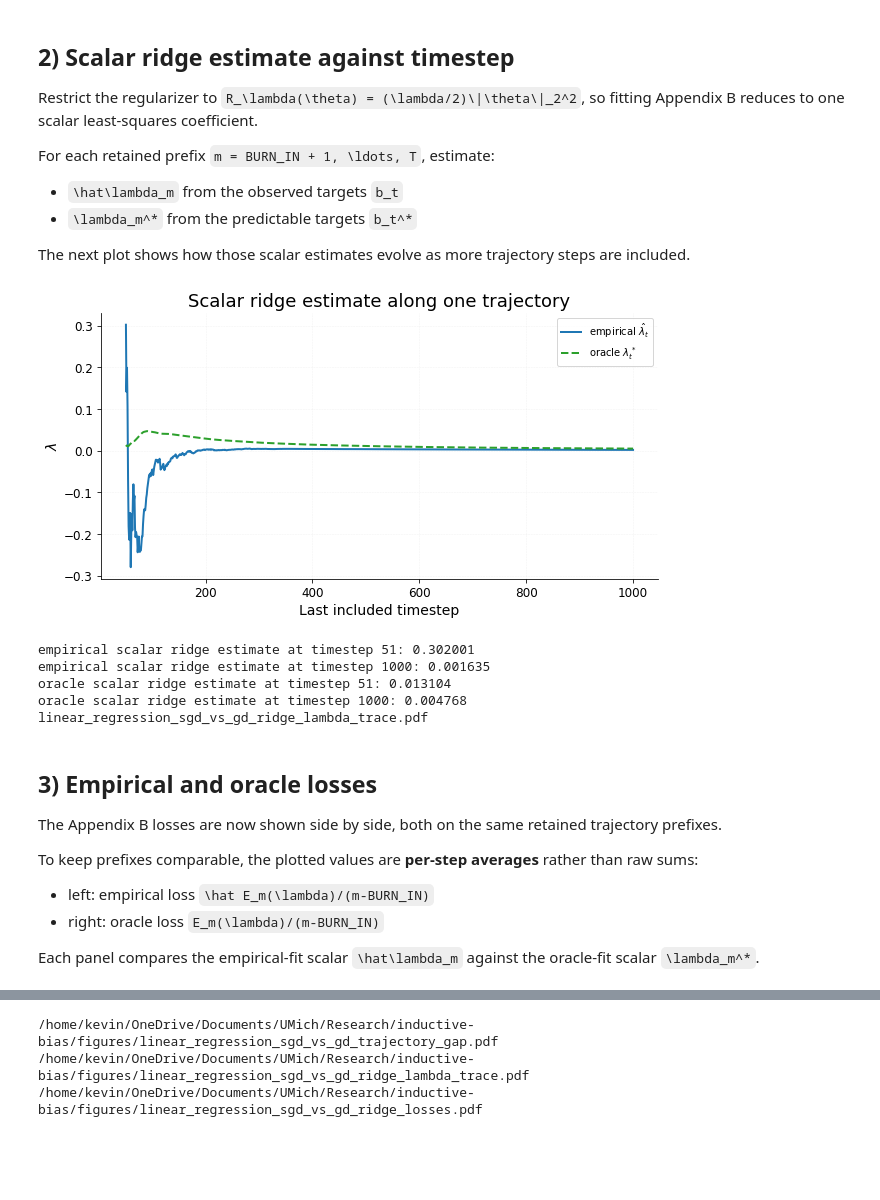
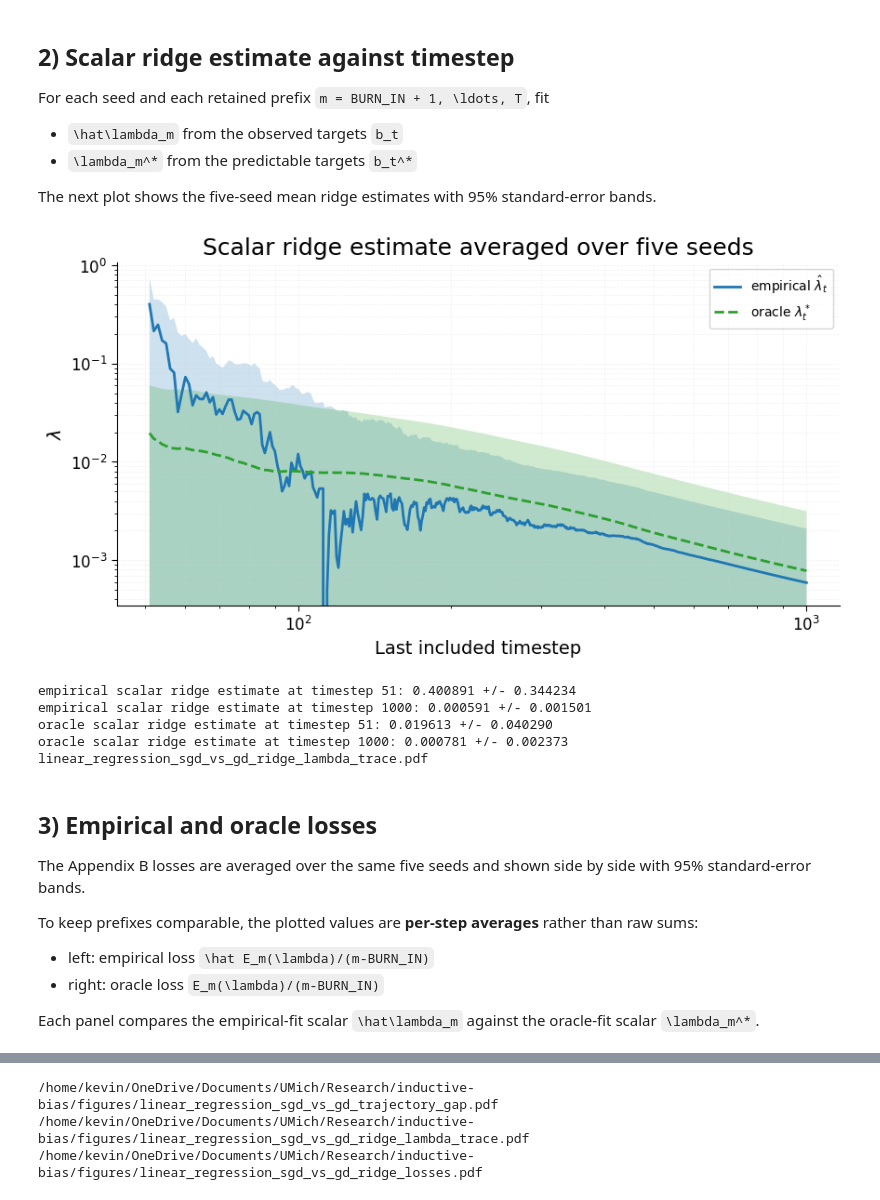
Before and after one commit to jrudoler/estimating-implicit-regularization, a Jupyter notebook: notebooks/linear-regression-trajectory-sgd-vs-gd.ipynb, the cells around one changed output, grey strips where cells are left out. Cells and saved outputs as stored; diff of their text form; code cells hidden in the pictures; blank space fills up the shorter version.

```diff
--- a/notebooks/linear-regression-trajectory-sgd-vs-gd.ipynb
+++ b/notebooks/linear-regression-trajectory-sgd-vs-gd.ipynb
@@ -213,69 +316,74 @@ linear_regression_sgd_vs_gd_trajectory_gap.pdf
 # %% [markdown]
 ## 2) Scalar ridge estimate against timestep
 
-Restrict the regularizer to `R_\lambda(\theta) = (\lambda/2)\|\theta\|_2^2`, so fitting Appendix B reduces to one scalar least-squares coefficient.
-
-For each retained prefix `m = BURN_IN + 1, \ldots, T`, estimate:
+For each seed and each retained prefix `m = BURN_IN + 1, \ldots, T`, fit
 
 - `\hat\lambda_m` from the observed targets `b_t`
 - `\lambda_m^*` from the predictable targets `b_t^*`
 
-The next plot shows how those scalar estimates evolve as more trajectory steps are included.
+The next plot shows the five-seed mean ridge estimates with 95% standard-error bands.
 # %%
-retained_steps = torch.arange(BURN_IN + 1, STEPS + 1)
-lambda_empirical_trace = torch.empty(len(retained_steps))
-lambda_oracle_trace = torch.empty(len(retained_steps))
-
-for i, steps_used in enumerate(retained_steps.tolist()):
-    lambda_empirical_trace[i] = fit_scalar_ridge_from_trajectory(theta_points, b_obs, steps_used, burn_in=BURN_IN)
-    lambda_oracle_trace[i] = fit_scalar_ridge_from_trajectory(theta_points, b_star, steps_used, burn_in=BURN_IN)
-
 fig_lambda_path = FIG_DIR / "linear_regression_sgd_vs_gd_ridge_lambda_trace.pdf"
 fig, ax = plt.subplots(figsize=(8.6, 4.6), constrained_layout=True)
 
-plot_trace(
+plot_trace_with_se(
     ax,
     retained_steps.numpy(),
-    lambda_empirical_trace.numpy(),
-    title="Scalar ridge estimate along one trajectory",
+    lambda_empirical_mean.numpy(),
+    lambda_empirical_se95.numpy(),
+    title="Scalar ridge estimate averaged over five seeds",
     xlabel="Last included timestep",
     ylabel=r"$\lambda$",
     color="#1f77b4",
     label=r"empirical $\hat{\lambda}_t$",
 )
-plot_trace(
+plot_trace_with_se(
     ax,
     retained_steps.numpy(),
-    lambda_oracle_trace.numpy(),
-    title="Scalar ridge estimate along one trajectory",
+    lambda_oracle_mean.numpy(),
+    lambda_oracle_se95.numpy(),
+    title="Scalar ridge estimate averaged over five seeds",
     xlabel="Last included timestep",
     ylabel=r"$\lambda$",
     color="#2ca02c",
     label=r"oracle $\lambda_t^*$",
     linestyle="--",
 )
 ax.legend()
-
+plt.yscale('log')
+plt.xscale('log')
 fig.savefig(fig_lambda_path, bbox_inches="tight")
 display(fig)
 plt.close(fig)
 
-print(f"empirical scalar ridge estimate at timestep {retained_steps[0].item()}: {lambda_empirical_trace[0].item():.6f}")
-print(f"empirical scalar ridge estimate at timestep {retained_steps[-1].item()}: {lambda_empirical_trace[-1].item():.6f}")
-print(f"oracle scalar ridge estimate at timestep {retained_steps[0].item()}: {lambda_oracle_trace[0].item():.6f}")
-print(f"oracle scalar ridge estimate at timestep {retained_steps[-1].item()}: {lambda_oracle_trace[-1].item():.6f}")
+print(
+    f"empirical scalar ridge estimate at timestep {retained_steps[0].item()}: "
+    f"{lambda_empirical_mean[0].item():.6f} +/- {lambda_empirical_se95[0].item():.6f}"
+)
+print(
+    f"empirical scalar ridge estimate at timestep {retained_steps[-1].item()}: "
+    f"{lambda_empirical_mean[-1].item():.6f} +/- {lambda_empirical_se95[-1].item():.6f}"
+)
+print(
+    f"oracle scalar ridge estimate at timestep {retained_steps[0].item()}: "
+    f"{lambda_oracle_mean[0].item():.6f} +/- {lambda_oracle_se95[0].item():.6f}"
+)
+print(
+    f"oracle scalar ridge estimate at timestep {retained_steps[-1].item()}: "
+    f"{lambda_oracle_mean[-1].item():.6f} +/- {lambda_oracle_se95[-1].item():.6f}"
+)
 print(fig_lambda_path.name)
 # %% [output]
-[figure, old version]
+[figure, new version]
-empirical scalar ridge estimate at timestep 51: 0.302001
-empirical scalar ridge estimate at timestep 1000: 0.001635
-oracle scalar ridge estimate at timestep 51: 0.013104
-oracle scalar ridge estimate at timestep 1000: 0.004768
+empirical scalar ridge estimate at timestep 51: 0.400891 +/- 0.344234
+empirical scalar ridge estimate at timestep 1000: 0.000591 +/- 0.001501
+oracle scalar ridge estimate at timestep 51: 0.019613 +/- 0.040290
+oracle scalar ridge estimate at timestep 1000: 0.000781 +/- 0.002373
 linear_regression_sgd_vs_gd_ridge_lambda_trace.pdf
 # %% [markdown]
 ## 3) Empirical and oracle losses
 
-The Appendix B losses are now shown side by side, both on the same retained trajectory prefixes.
+The Appendix B losses are averaged over the same five seeds and shown side by side with 95% standard-error bands.
 
 To keep prefixes comparable, the plotted values are **per-step averages** rather than raw sums:
 
```
Also changed, not shown: parts of 8 cells of this notebook, 10 other files.
